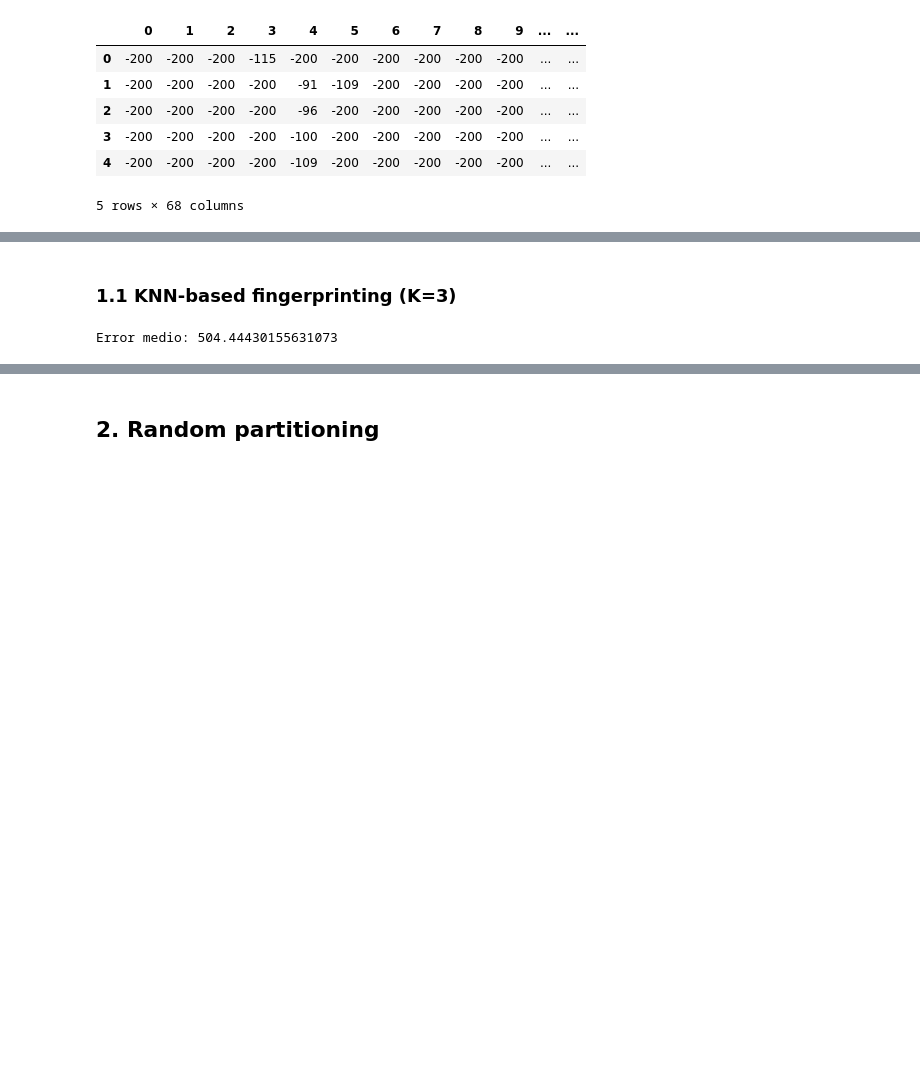
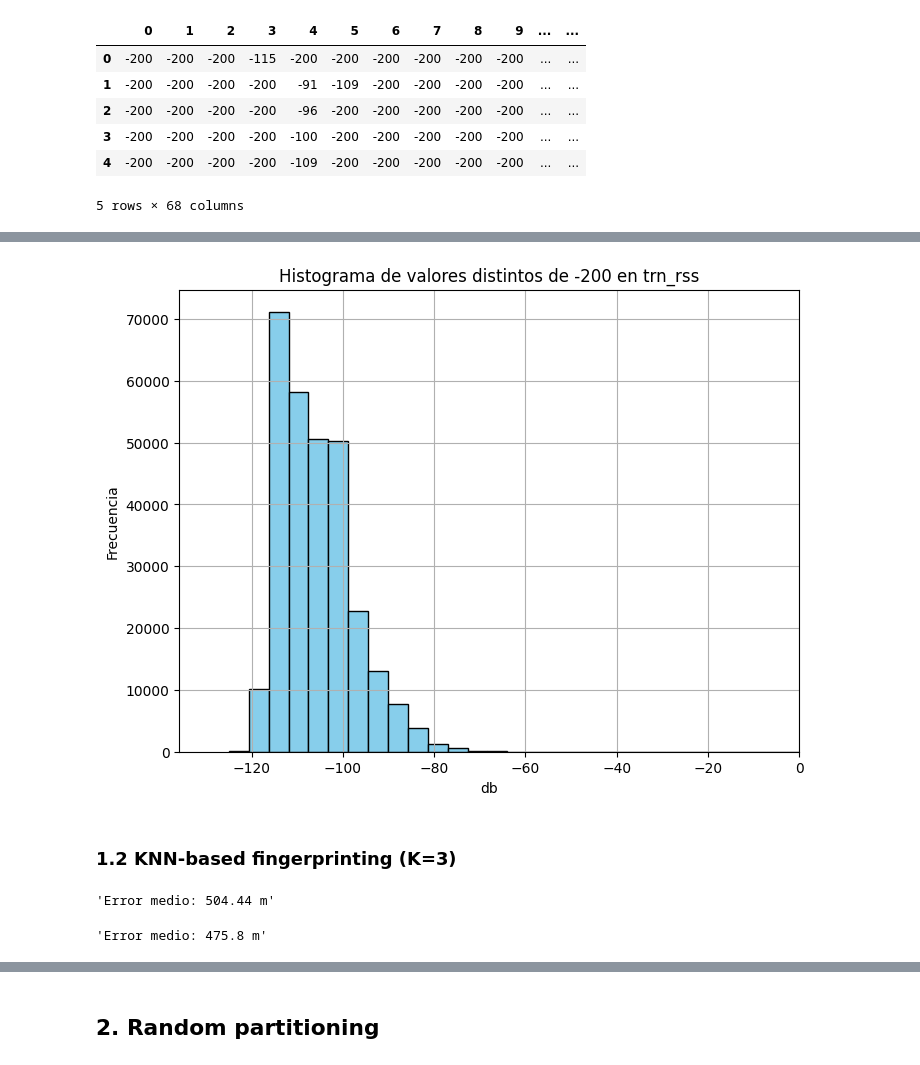
Before and after one commit to ernesto-miguez/UOC, a Jupyter notebook: TFM/Data partitioning strategy.ipynb, the cells around one changed output, grey strips where cells are left out. Cells and saved outputs as stored; diff of their text form; code cells hidden in the pictures; blank space fills up the shorter version.

```diff
--- a/TFM/Data partitioning strategy.ipynb
+++ b/TFM/Data partitioning strategy.ipynb
@@ -56,5 +75,21 @@ tst_rss.head()
+# %%
+# Obtener los valores distintos de -200 en trn_rss
+values = trn_rss.values.flatten()
+values = values[values != -200]
+
+# Crear el histograma
+plt.figure(figsize=(8, 6))
+plt.hist(values, bins=50, color='skyblue', edgecolor='black')
+plt.xlabel('db')
+plt.ylabel('Frecuencia')
+plt.title('Histograma de valores distintos de -200 en trn_rss')
+plt.xlim(right=0)
+plt.grid(True)
+plt.show()
+# %% [output]
+[figure, added]
 # %% [markdown]
-### 1.1 KNN-based fingerprinting (K=3)
+### 1.2 KNN-based fingerprinting (K=3)
 # %%
 # Función para calcular la distancia euclidiana entre dos puntos
 def haversine(coord1, coord2):
@@ -76,23 +111,29 @@ def haversine(coord1, coord2):
     return distance
 # %%
 # Crear el modelo k-NN
-knn_model = KNeighborsRegressor(n_neighbors=3)
-knn_model.fit(trn_rss, trn_crd)
+def knn_fingerprinting(k):
+  knn_model = KNeighborsRegressor(n_neighbors=k)
+  knn_model.fit(trn_rss, trn_crd)
 
-# Predecir los RSSI para los datos de prueba
-predicted_crd = knn_model.predict(tst_rss)
+  # Predecir los RSSI para los datos de prueba
+  predicted_crd = knn_model.predict(tst_rss)
 
-# Convertimos a array
-tst_crd_array = np.array(tst_crd)
+  # Convertimos a array
+  tst_crd_array = np.array(tst_crd)
 
-# Calcular la distancia haversine entre las coordenadas predichas y las coordenadas reales
-distances = [haversine(pred, real) for pred, real in zip(predicted_crd, tst_crd_array)]
+  # Calcular la distancia haversine entre las coordenadas predichas y las coordenadas reales
+  distances = [haversine(pred, real) for pred, real in zip(predicted_crd, tst_crd_array)]
 
-# Calcular el error medio
-mean_error = np.mean(distances)
+  # Calcular el error medio
+  mean_error = np.mean(distances)
 
-# Imprimir el error medio
-print("Error medio:", mean_error)
+  return "Error medio: " + str(np.round(mean_error, 2)) + " m"
-# %% [output]
-Error medio: 504.44430155631073
+# %%
+knn_fingerprinting(k=3)
+# %% [output]
+'Error medio: 504.44 m'
+# %%
+knn_fingerprinting(k=12)
+# %% [output]
+'Error medio: 475.8 m'
 # %% [markdown]
```
Also changed, not shown: parts of 8 cells of this notebook.
